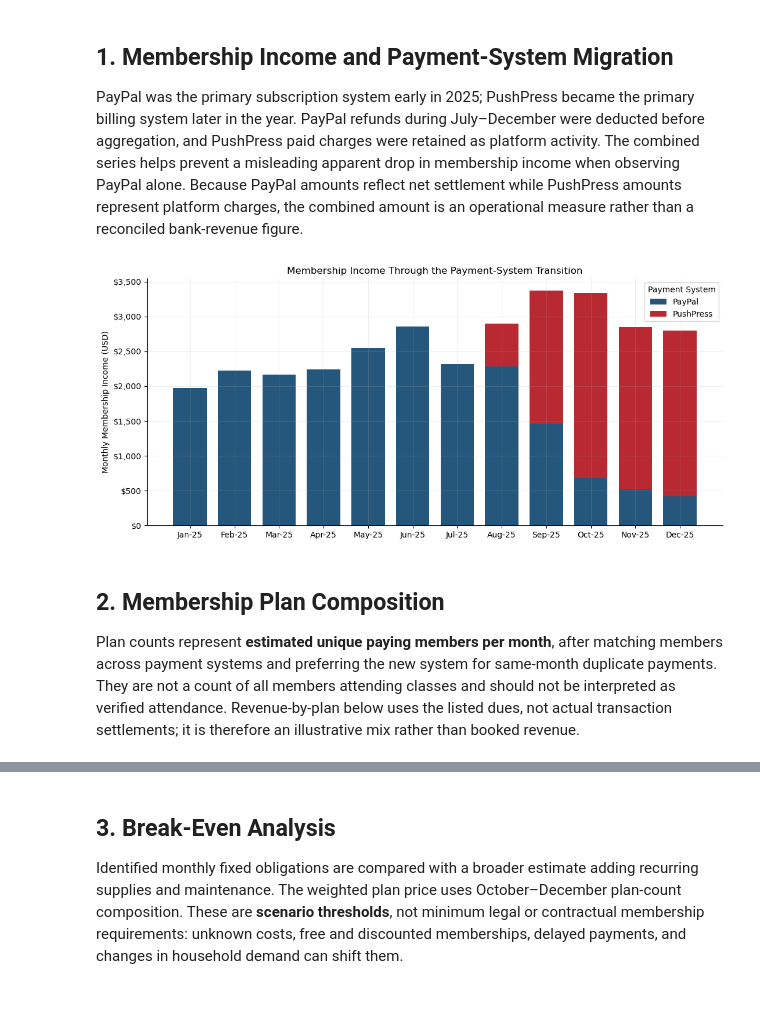
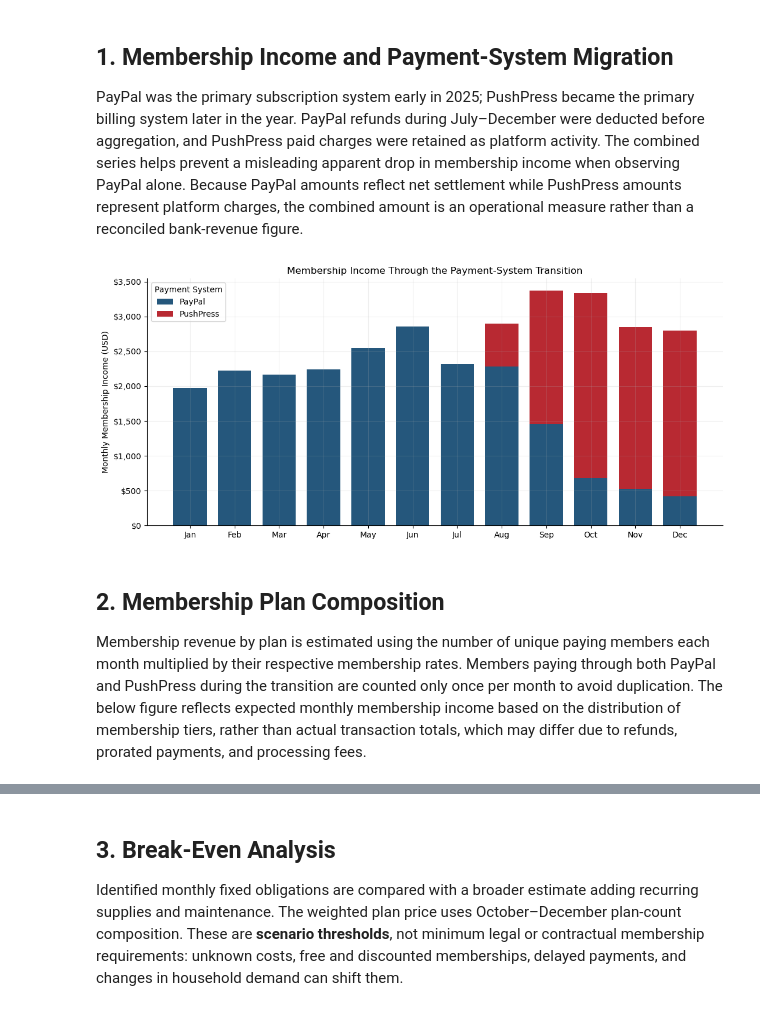
Before and after one commit to JohnKnoch/Nonprofit-Financial-Sustainability-Report, a Jupyter notebook: Crossroads_Financial_Sustainability_2025.ipynb, the cells around one changed output, grey strips where cells are left out. Saved outputs shown, nothing was run; the diff lists cells and outputs as text; code cells hidden in the pictures.

```diff
--- a/Crossroads_Financial_Sustainability_2025.ipynb
+++ b/Crossroads_Financial_Sustainability_2025.ipynb
@@ -81,18 +81,18 @@ PayPal was the primary subscription system early in 2025; PushPress became the p
 # %%
 fig, ax = plt.subplots(figsize=(11, 5))
 x = np.arange(12)
 ax.bar(x, income["PayPal"], color=BLUE, width=.75, label="PayPal")
 ax.bar(x, income["PushPress"], bottom=income["PayPal"], color=RED,
        width=.75, label="PushPress")
-ax.set(xticks=x, xticklabels=[x.strftime("%b-%y") for x in months],
+ax.set(xticks=x, xticklabels=[x.strftime("%b") for x in months],
        title="Membership Income Through the Payment-System Transition",
        ylabel="Monthly Membership Income (USD)", xlabel="", ylim=(0, None))
 dollar_axis(ax)
-ax.legend(title="Payment System")
+ax.legend(title="Payment System", loc="upper left")
 show(ax)
 # %% [output]
-[figure, old version]
+[figure, new version]
 # %% [markdown]
 ## 2. Membership Plan Composition
 
-Plan counts represent **estimated unique paying members per month**, after matching members across payment systems and preferring the new system for same-month duplicate payments. They are not a count of all members attending classes and should not be interpreted as verified attendance. Revenue-by-plan below uses the listed dues, not actual transaction settlements; it is therefore an illustrative mix rather than booked revenue.
+Membership revenue by plan is estimated using the number of unique paying members each month multiplied by their respective membership rates. Members paying through both PayPal and PushPress during the transition are counted only once per month to avoid duplication. The below figure reflects expected monthly membership income based on the distribution of membership tiers, rather than actual transaction totals, which may differ due to refunds, prorated payments, and processing fees.
```
Also changed, not shown: parts of 4 cells of this notebook.
